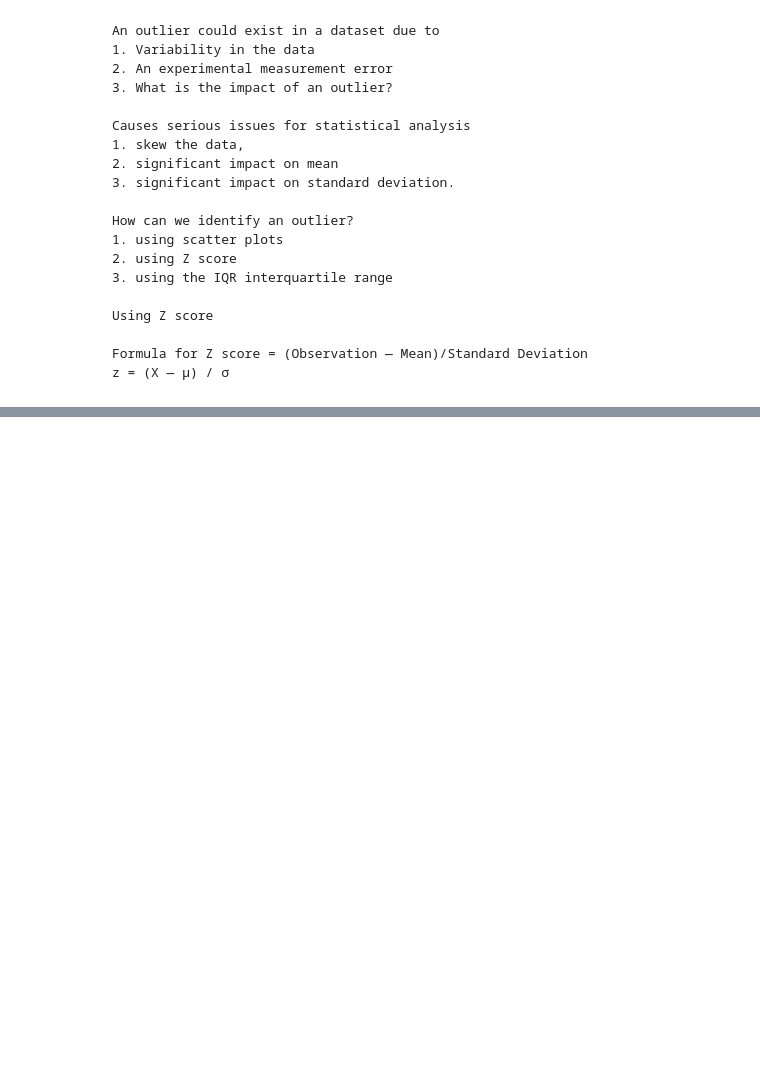
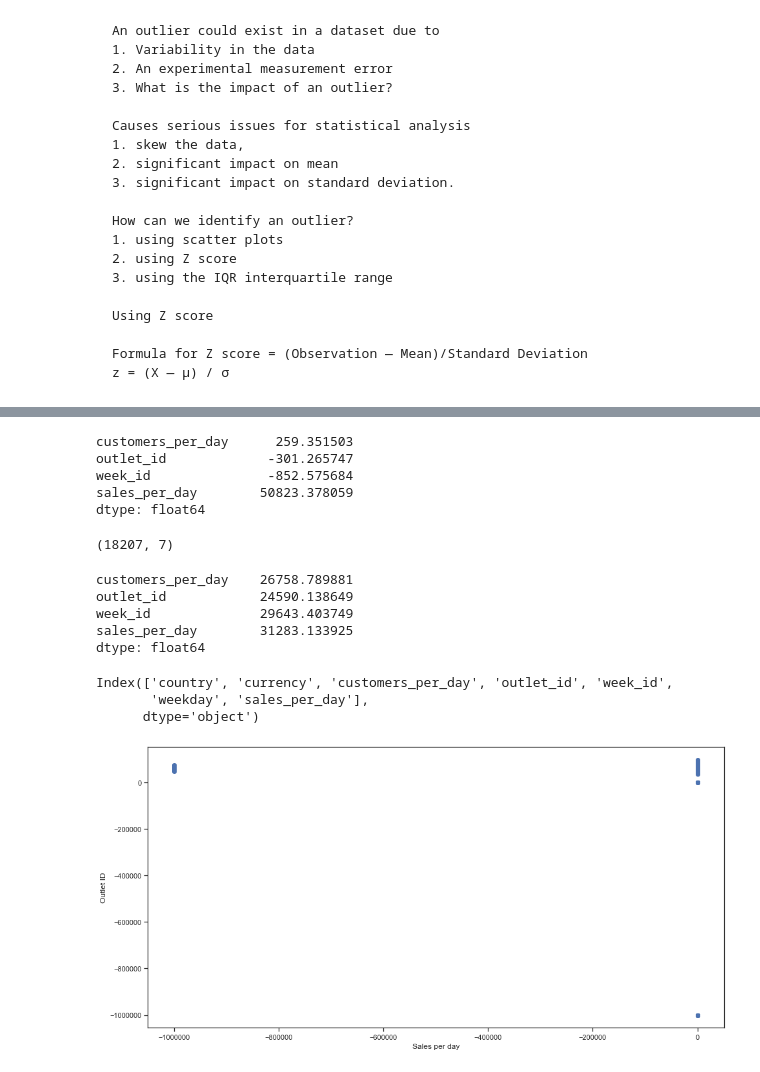
Before and after one commit to data-lab01/01, a Jupyter notebook: 02. Checking Data/Checking the data.ipynb, the cells around one changed output, grey strips where cells are left out. Saved outputs shown, nothing was run; the diff lists cells and outputs as text; code cells hidden in the pictures; blank space fills up the shorter version.

```diff
--- a/02. Checking Data/Checking the data.ipynb
+++ b/02. Checking Data/Checking the data.ipynb
@@ -154,0 +201,38 @@ plt.gca().set_aspect('equal')
+# %%
+# significant impact on mean
+mydf.mean()
+# %% [output]
+customers_per_day      259.351503
+outlet_id             -301.265747
+week_id               -852.575684
+sales_per_day        50823.378059
+dtype: float64
+# %%
+mydf.shape
+# %% [output]
+(18207, 7)
+# %%
+#significant impact on standard deviation.
+mydf.std()
+# %% [output]
+customers_per_day    26758.789881
+outlet_id            24590.138649
+week_id              29643.403749
+sales_per_day        31283.133925
+dtype: float64
+# %%
+mydf.columns
+# %% [output]
+Index(['country', 'currency', 'customers_per_day', 'outlet_id', 'week_id',
+       'weekday', 'sales_per_day'],
+      dtype='object')
+# %%
+# How can we identify an outlier?
+# using scatter plots
+fig, tt = plt.subplots(figsize=(16,8))
+tt.scatter(mydf['outlet_id'], mydf['sales_per_day'])
+tt.set_xlabel('Sales per day')
+tt.set_ylabel('Outlet ID')
+plt.show()
+# %% [output]
+[figure, added]
```
Also changed, not shown: parts of 17 cells of this notebook, 1 other file.
